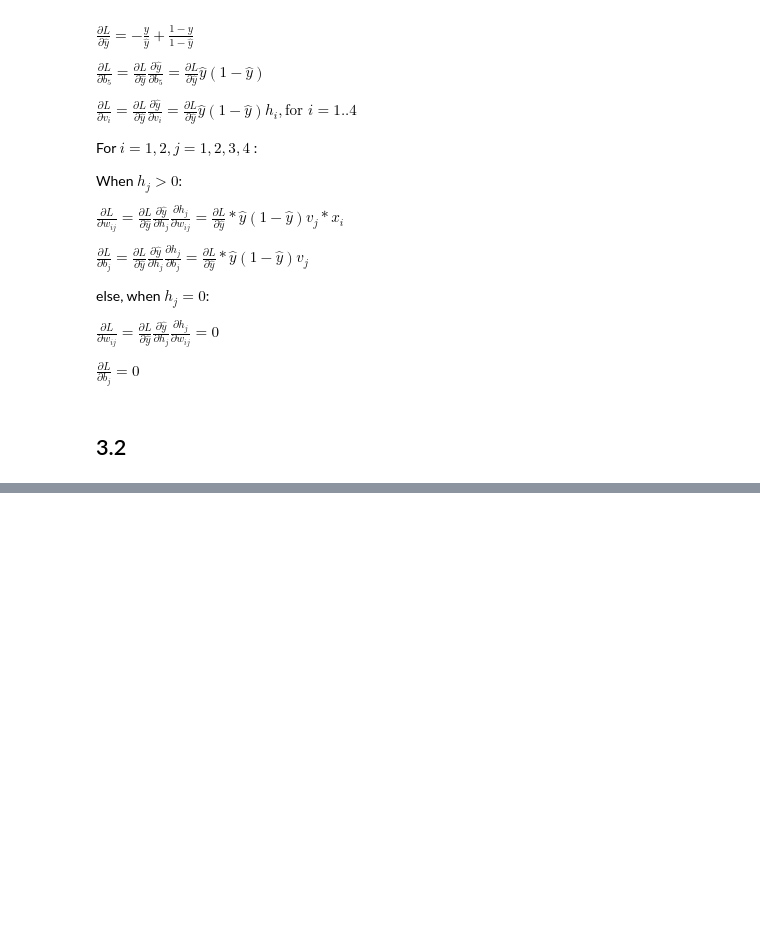
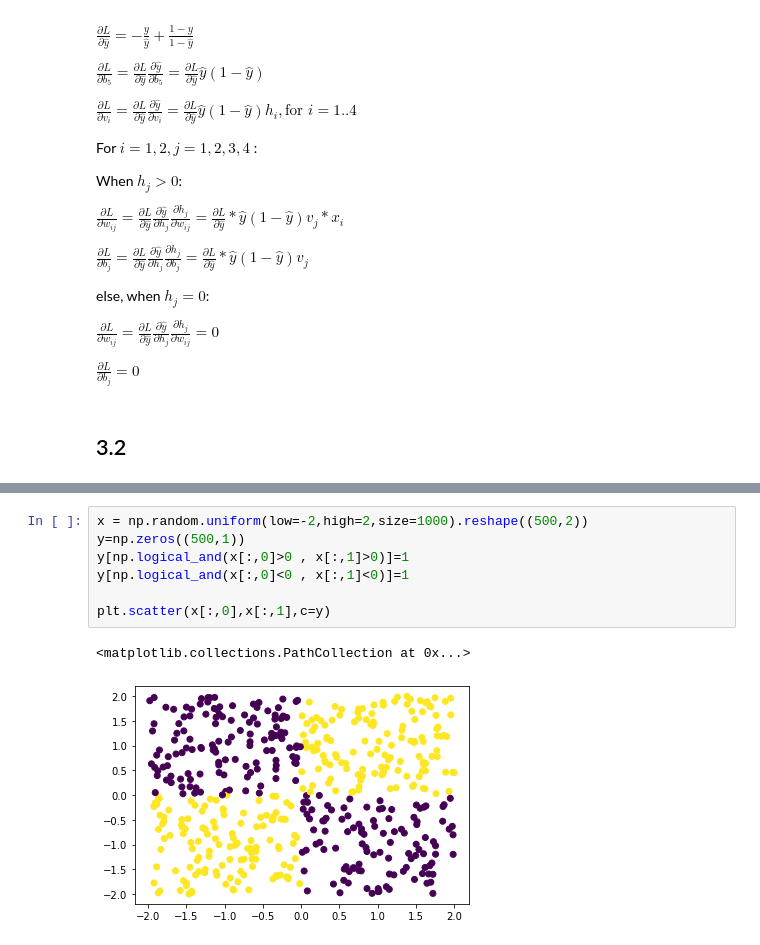
Before and after one commit to antaressgzz/ANLY590, a Jupyter notebook: hw2.ipynb, the cells around one changed output, grey strips where cells are left out. Cells and saved outputs as stored; diff of their text form; blank space fills up the shorter version.

```diff
--- a/hw2.ipynb
+++ b/hw2.ipynb
@@ -245,0 +248,10 @@ grad_f(X, Y, params)
+# %%
+x = np.random.uniform(low=-2,high=2,size=1000).reshape((500,2))
+y=np.zeros((500,1))
+y[np.logical_and(x[:,0]>0 , x[:,1]>0)]=1
+y[np.logical_and(x[:,0]<0 , x[:,1]<0)]=1
+
+plt.scatter(x[:,0],x[:,1],c=y)
+# %% [output]
+<matplotlib.collections.PathCollection at 0x...>
+[figure, added]
```
Also changed, not shown: parts of 7 cells of this notebook.
